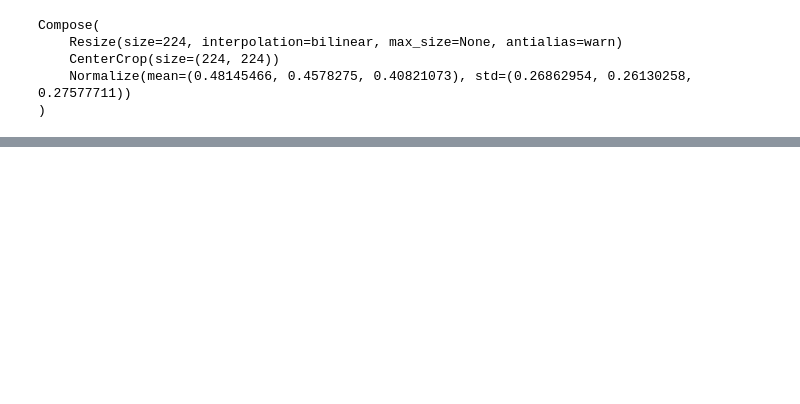
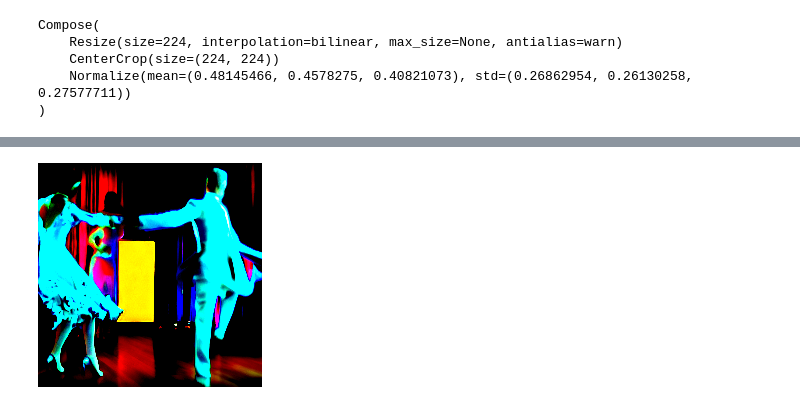
Before and after one commit to kk-digital/kcg-ml-sd1p4, a Jupyter notebook: clip_image_encoder.ipynb, the cells around one changed output, grey strips where cells are left out. Cells and saved outputs as stored; diff of their text form; code cells hidden in the pictures; blank space fills up the shorter version.

```diff
--- a/clip_image_encoder.ipynb
+++ b/clip_image_encoder.ipynb
@@ -168,0 +185,4 @@ torch.Size([2, 3, 224, 224])
+# %%
+to_pil(prep_from_tensor.squeeze(0))
+# %% [output]
+[figure, added]
```
Also changed, not shown: parts of 30 cells of this notebook, 1 other file.
